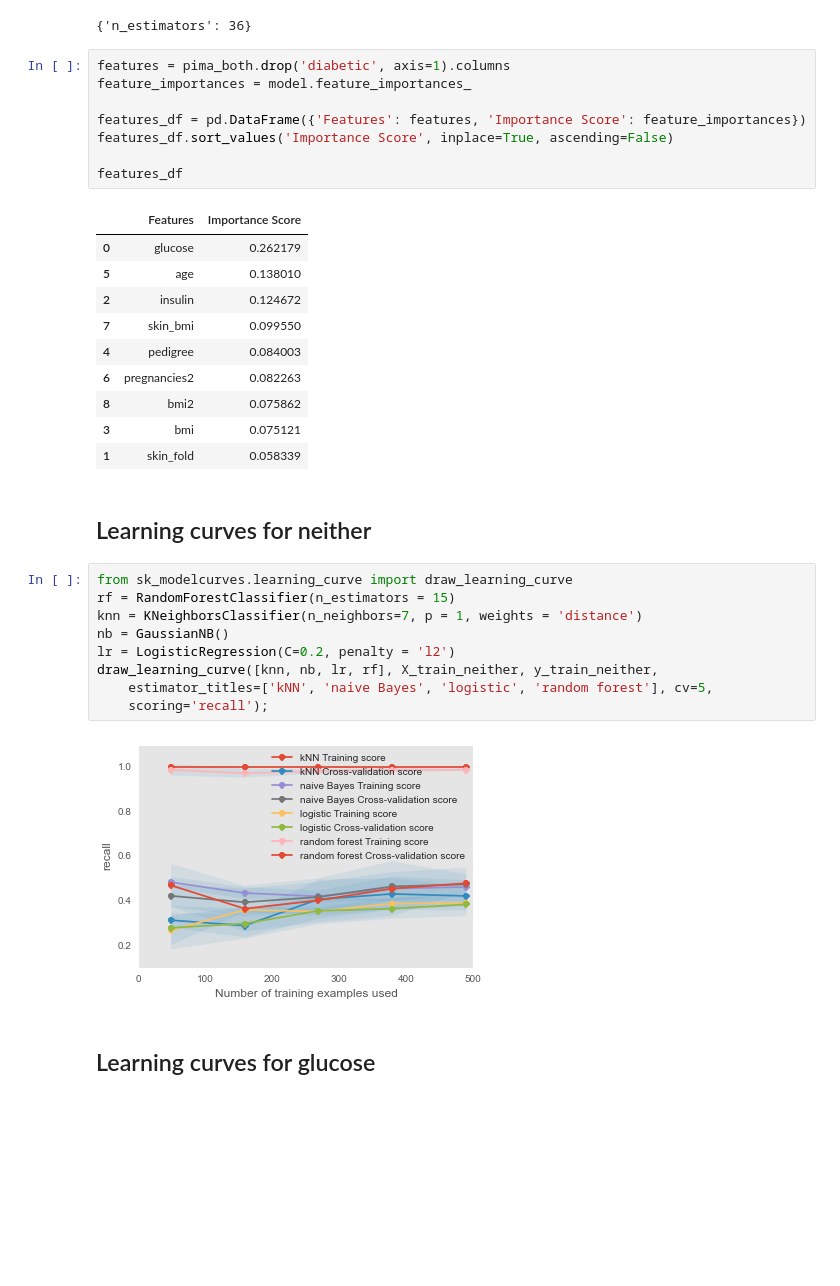
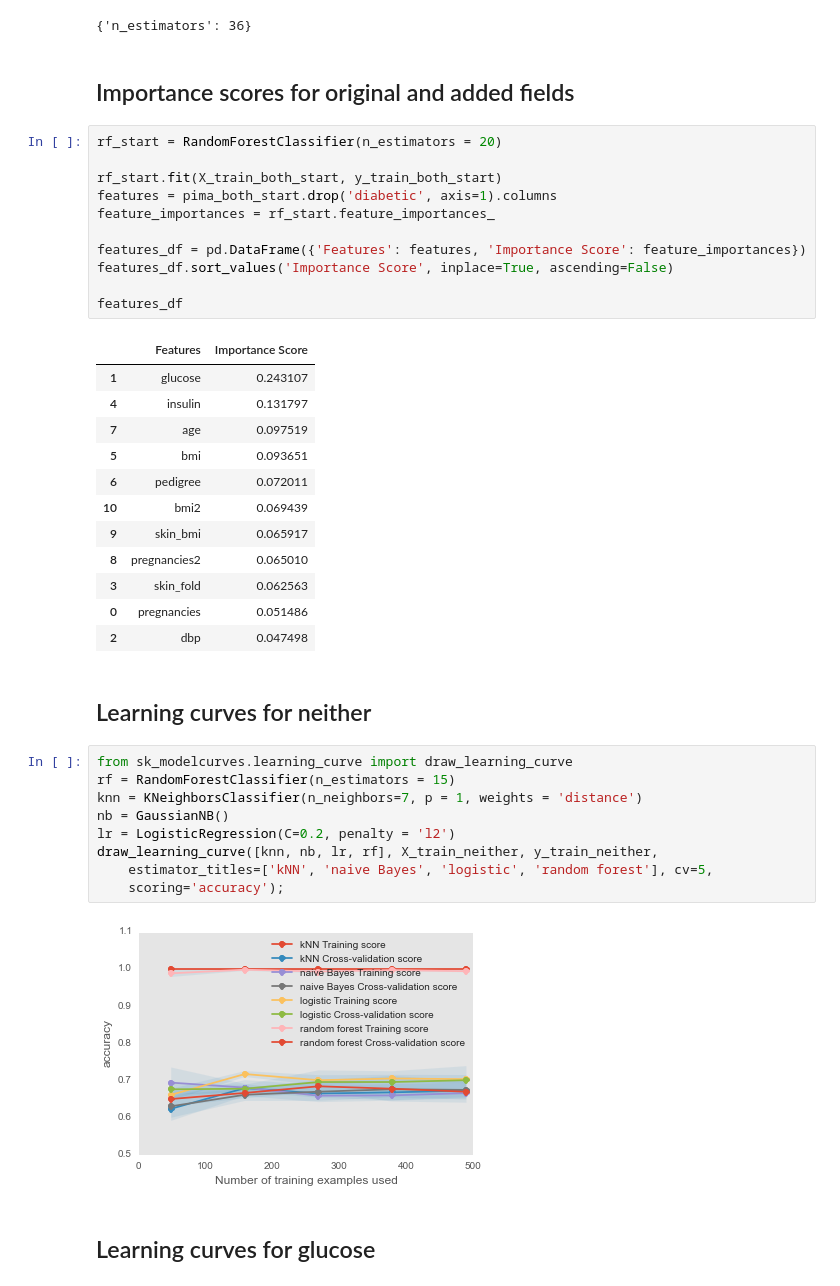
Before and after one commit to mschoeffler1/ds_portfolio, a Jupyter notebook: pima/Pima_diabetes.ipynb, the cells around one changed output. Drawn from its saved outputs; the diff is of its cells as text; blank space fills up the shorter version.

```diff
--- a/pima/Pima_diabetes.ipynb
+++ b/pima/Pima_diabetes.ipynb
@@ -348,9 +411,14 @@ clf.fit(X_train_both, y_train_both)
 clf.best_params_
 # %% [output]
 {'n_estimators': 36}
+# %% [markdown]
+## Importance scores for original and added fields
 # %%
-features = pima_both.drop('diabetic', axis=1).columns
-feature_importances = model.feature_importances_
+rf_start = RandomForestClassifier(n_estimators = 20)
+
+rf_start.fit(X_train_both_start, y_train_both_start)
+features = pima_both_start.drop('diabetic', axis=1).columns
+feature_importances = rf_start.feature_importances_
 
 features_df = pd.DataFrame({'Features': features, 'Importance Score': feature_importances})
 features_df.sort_values('Importance Score', inplace=True, ascending=False)
@@ -358,28 +426,30 @@ features_df.sort_values('Importance Score', inplace=True, ascending=False)
 features_df
 # %% [output]
 |  | Features | Importance Score |
-| 0 | glucose | 0.262179 |
-| 5 | age | 0.138010 |
-| 2 | insulin | 0.124672 |
-| 7 | skin_bmi | 0.099550 |
-| 4 | pedigree | 0.084003 |
-| 6 | pregnancies2 | 0.082263 |
-| 8 | bmi2 | 0.075862 |
-| 3 | bmi | 0.075121 |
-| 1 | skin_fold | 0.058339 |
+| 1 | glucose | 0.243107 |
+| 4 | insulin | 0.131797 |
+| 7 | age | 0.097519 |
+| 5 | bmi | 0.093651 |
+| 6 | pedigree | 0.072011 |
+| 10 | bmi2 | 0.069439 |
+| 9 | skin_bmi | 0.065917 |
+| 8 | pregnancies2 | 0.065010 |
+| 3 | skin_fold | 0.062563 |
+| 0 | pregnancies | 0.051486 |
+| 2 | dbp | 0.047498 |
 # %% [markdown]
 ## Learning curves for neither
 # %%
 from sk_modelcurves.learning_curve import draw_learning_curve
 rf = RandomForestClassifier(n_estimators = 15)
 knn = KNeighborsClassifier(n_neighbors=7, p = 1, weights = 'distance')
 nb = GaussianNB()
 lr = LogisticRegression(C=0.2, penalty = 'l2')
 draw_learning_curve([knn, nb, lr, rf], X_train_neither, y_train_neither,
     estimator_titles=['kNN', 'naive Bayes', 'logistic', 'random forest'], cv=5,
-    scoring='recall');
+    scoring='accuracy');
 # %% [output]
-[figure, old version]
+[figure, new version]
 # %% [markdown]
 ## Learning curves for glucose
 # %%
```
Also changed, not shown: parts of 10 cells of this notebook.
